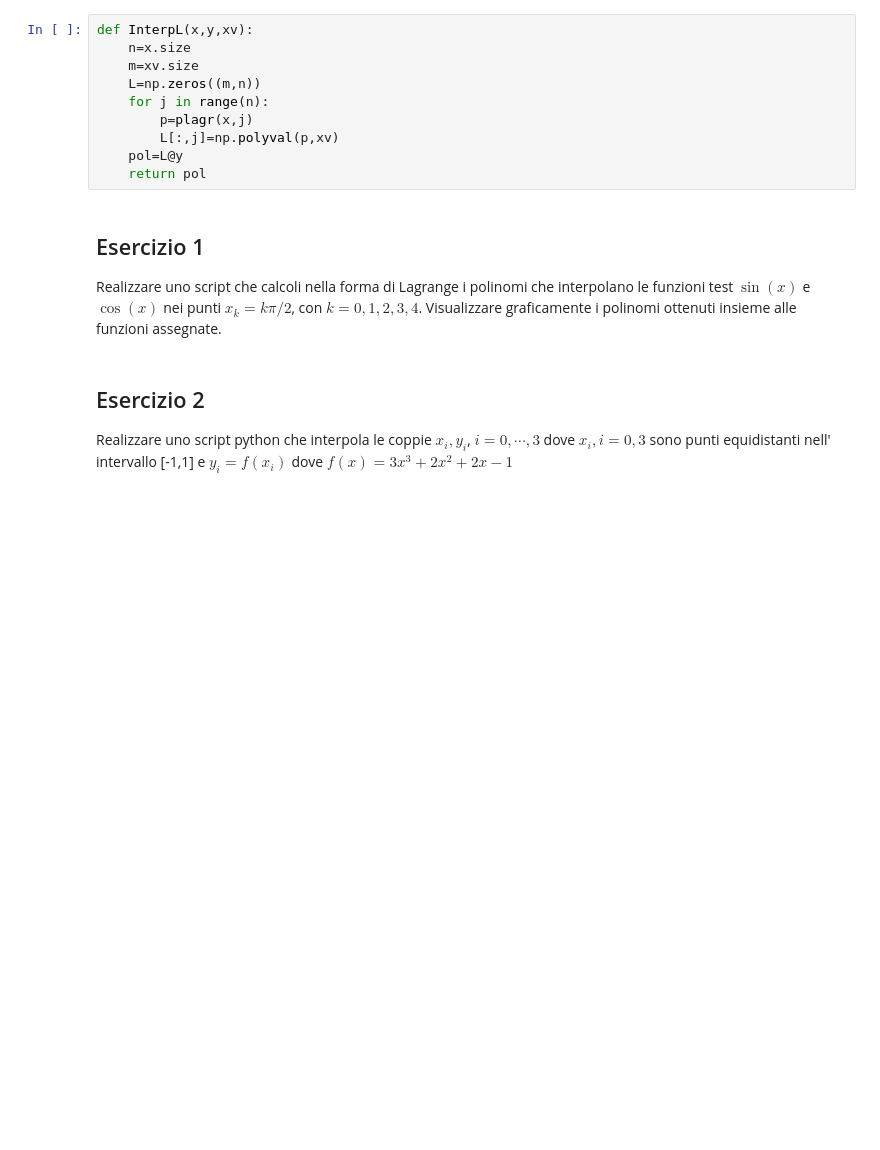
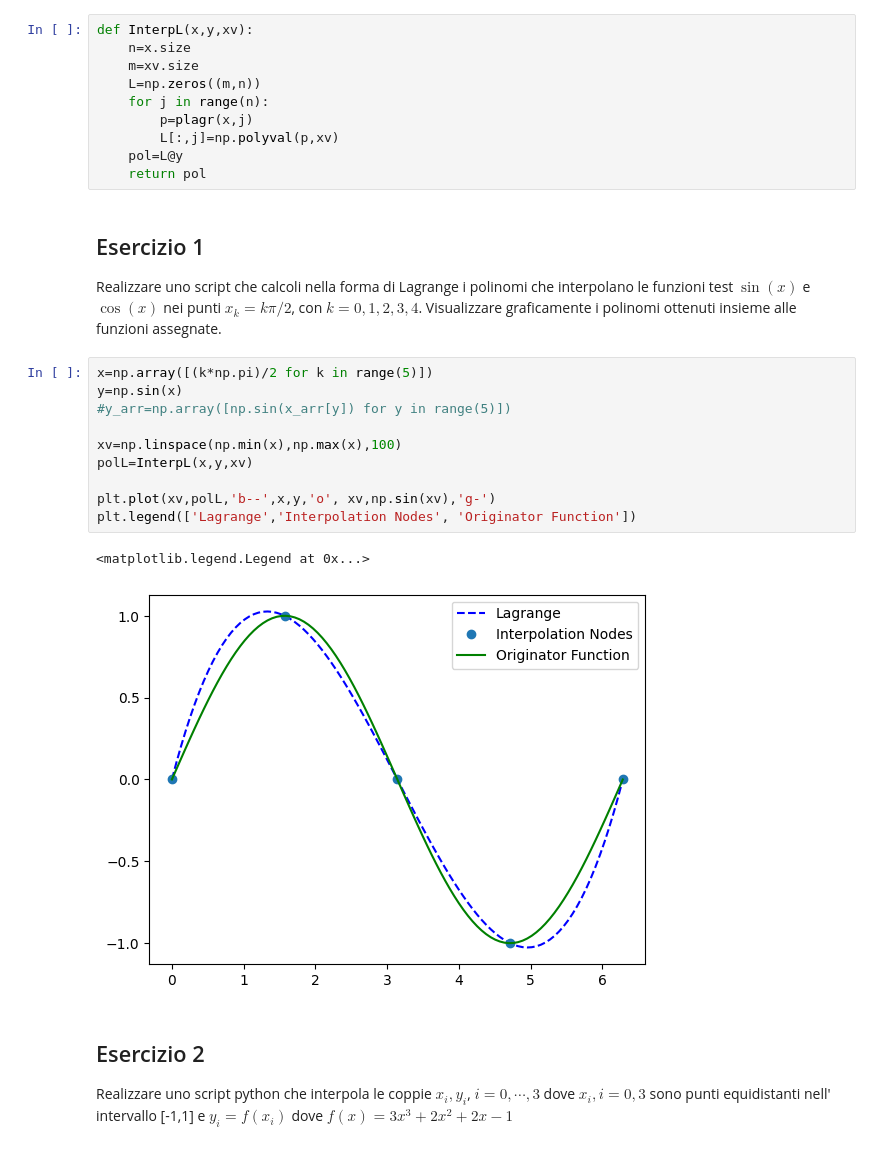
Before and after one commit to delpiter/Numerical_Methods_for_AI, a Jupyter notebook: lab12/ESercitazione_12.ipynb, the cells around one changed output. Drawn from its saved outputs; the diff is of its cells as text; blank space fills up the shorter version.

```diff
--- a/lab12/ESercitazione_12.ipynb
+++ b/lab12/ESercitazione_12.ipynb
@@ -216,6 +224,19 @@ Realizzare uno script che calcoli nella forma di Lagrange i polinomi che
 interpolano le funzioni test $\sin(x)$ e $\cos(x)$ nei punti $x_k = k \pi/2$, con
 $k = 0, 1, 2, 3, 4$. Visualizzare graficamente i polinomi ottenuti insieme
 alle funzioni assegnate.
+# %%
+x=np.array([(k*np.pi)/2 for k in range(5)])
+y=np.sin(x)
+#y_arr=np.array([np.sin(x_arr[y]) for y in range(5)])
+
+xv=np.linspace(np.min(x),np.max(x),100)
+polL=InterpL(x,y,xv)
+
+plt.plot(xv,polL,'b--',x,y,'o', xv,np.sin(xv),'g-')
+plt.legend(['Lagrange','Interpolation Nodes', 'Originator Function'])
+# %% [output]
+<matplotlib.legend.Legend at 0x...>
+[figure, added]
 # %% [markdown]
 ## Esercizio 2
 Realizzare uno script python che interpola le coppie $x_i,y_i$, $i=0,\cdots,3$
```
Also changed, not shown: parts of 8 cells of this notebook, 7 other files.
